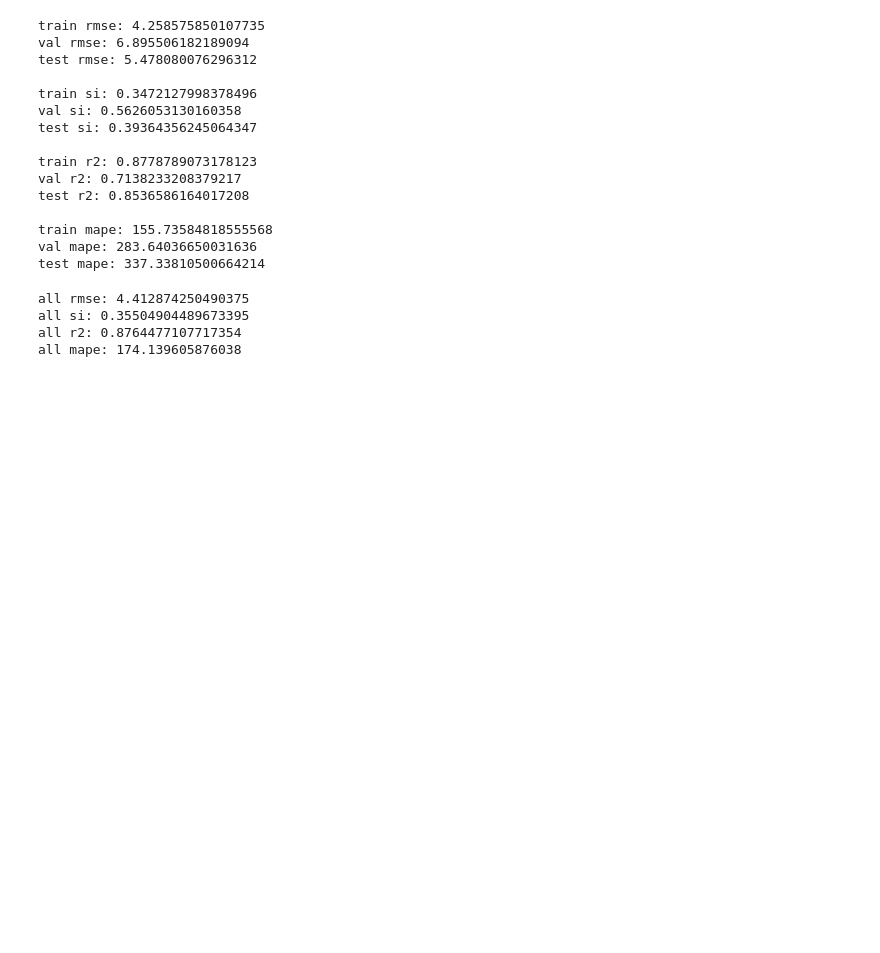
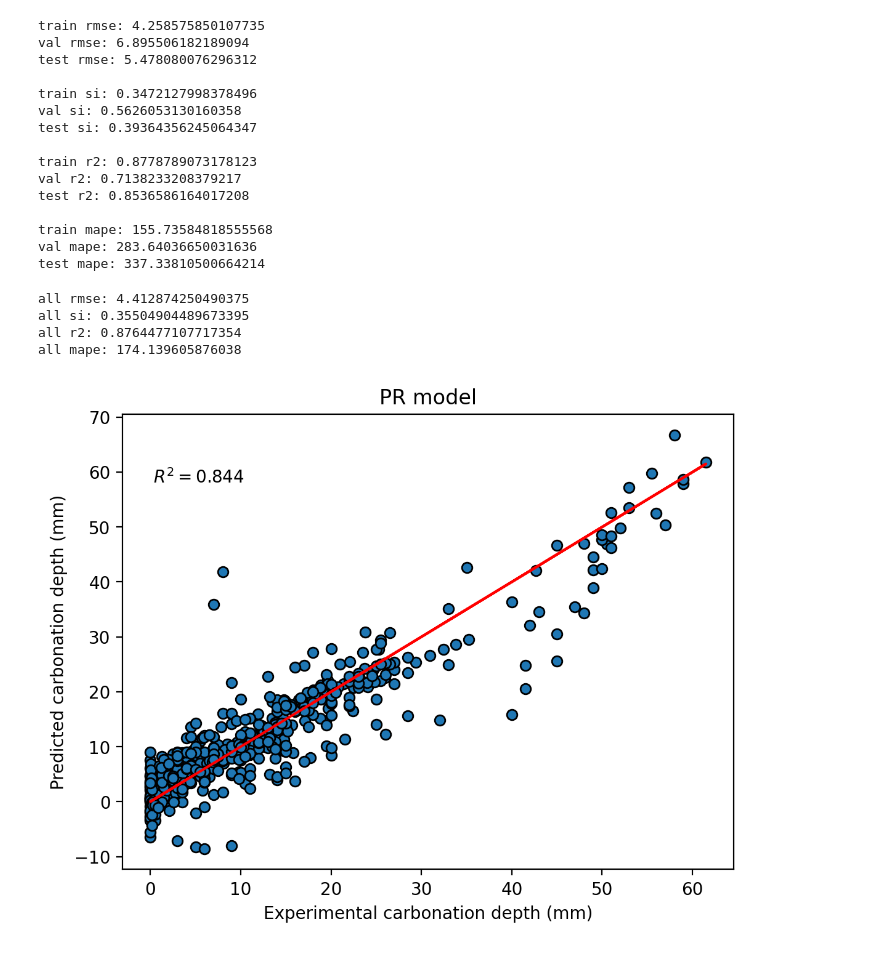
Before and after one commit to Mayank-3e/mtp-2, a Jupyter notebook: poly reg_outliers.ipynb, the cells around one changed output. Saved outputs shown, nothing was run; the diff lists cells and outputs as text; code cells hidden in the pictures; blank space fills up the shorter version.

```diff
--- a/poly reg_outliers.ipynb
+++ b/poly reg_outliers.ipynb
@@ -74,3 +75,7 @@ all rmse: 4.412874250490375
 all si: 0.35504904489673395
 all r2: 0.8764477107717354
 all mape: 174.139605876038
+# %%
+exp_vs_predict(df,reg,'PR model',poly_features)
+# %% [output]
+[figure, added]
```
Also changed, not shown: parts of 1 cell of this notebook, 10 other files.
